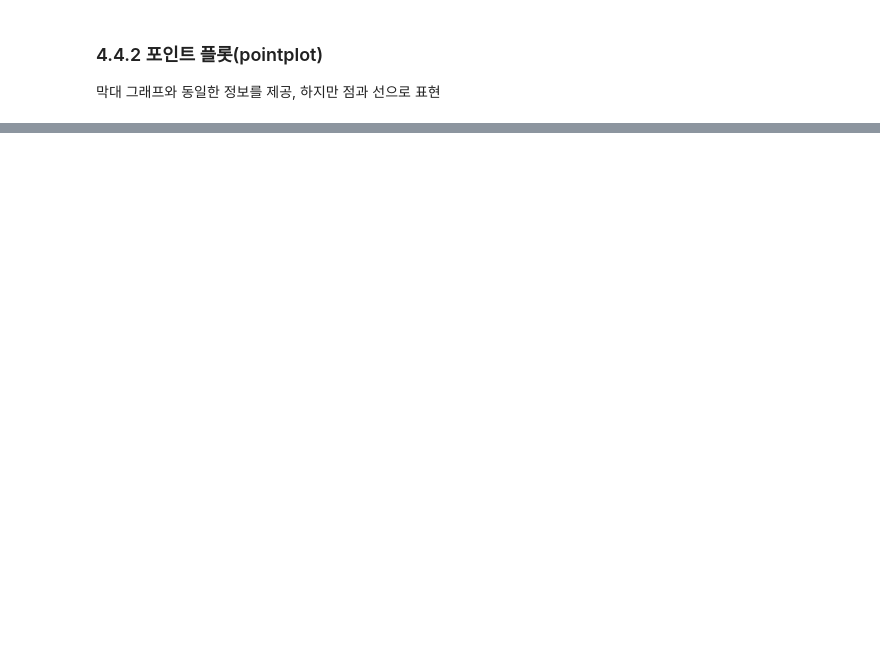
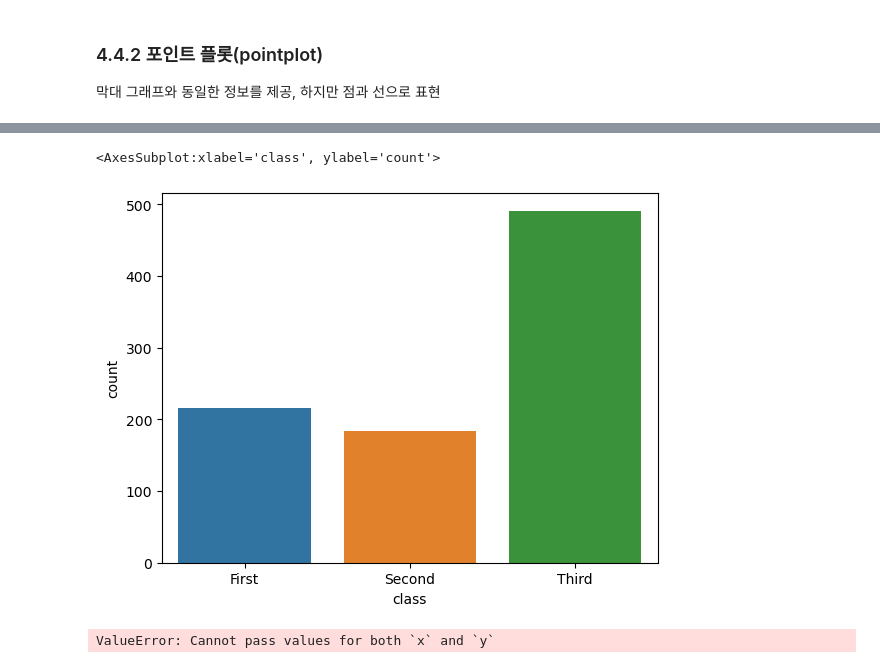
Before and after one commit to bongjooncha/kaggle_study, a Jupyter notebook: ch4/book.ipynb, the cells around one changed output, grey strips where cells are left out. Drawn from its saved outputs; the diff is of its cells as text; code cells hidden in the pictures; blank space fills up the shorter version.

```diff
--- a/ch4/book.ipynb
+++ b/ch4/book.ipynb
@@ -220,0 +259,9 @@ sns.pointplot(x= 'class', y='fare', data=titanic)
+# %%
+sns.countplot(x='class', data=titanic)
+# %% [output]
+<AxesSubplot:xlabel='class', ylabel='count'>
+[figure, added]
+# %%
+sns.countplot(x='class', y= 'age', data=titanic)
+# %% [output]
+ValueError: Cannot pass values for both `x` and `y`
```
Also changed, not shown: parts of 22 cells of this notebook, 1 other file.
